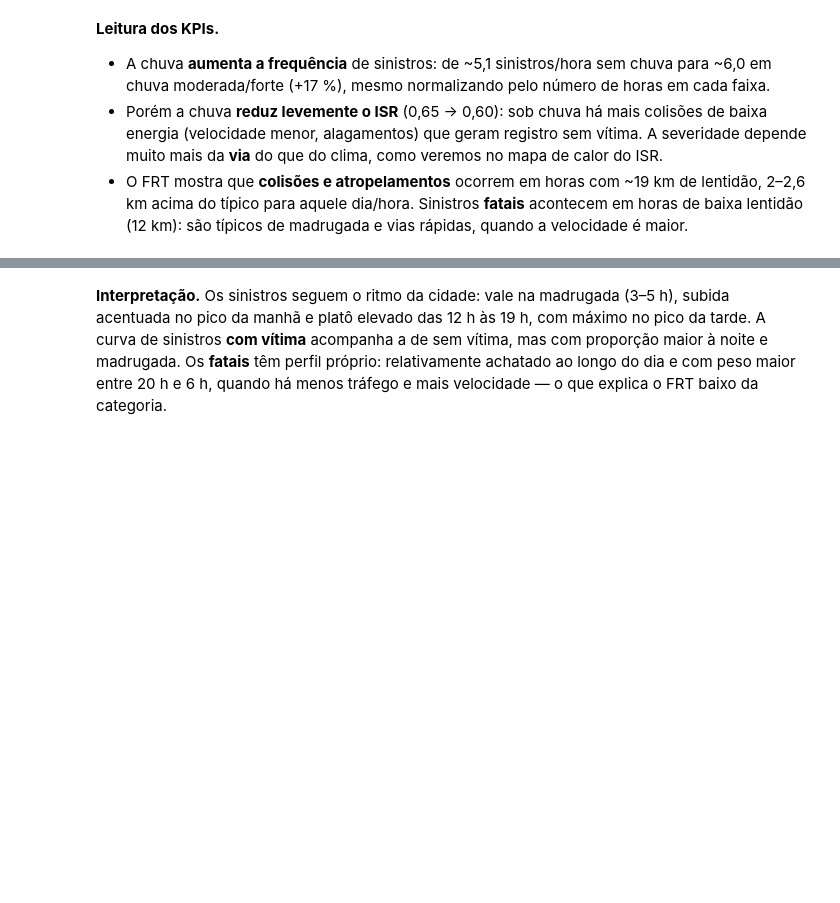
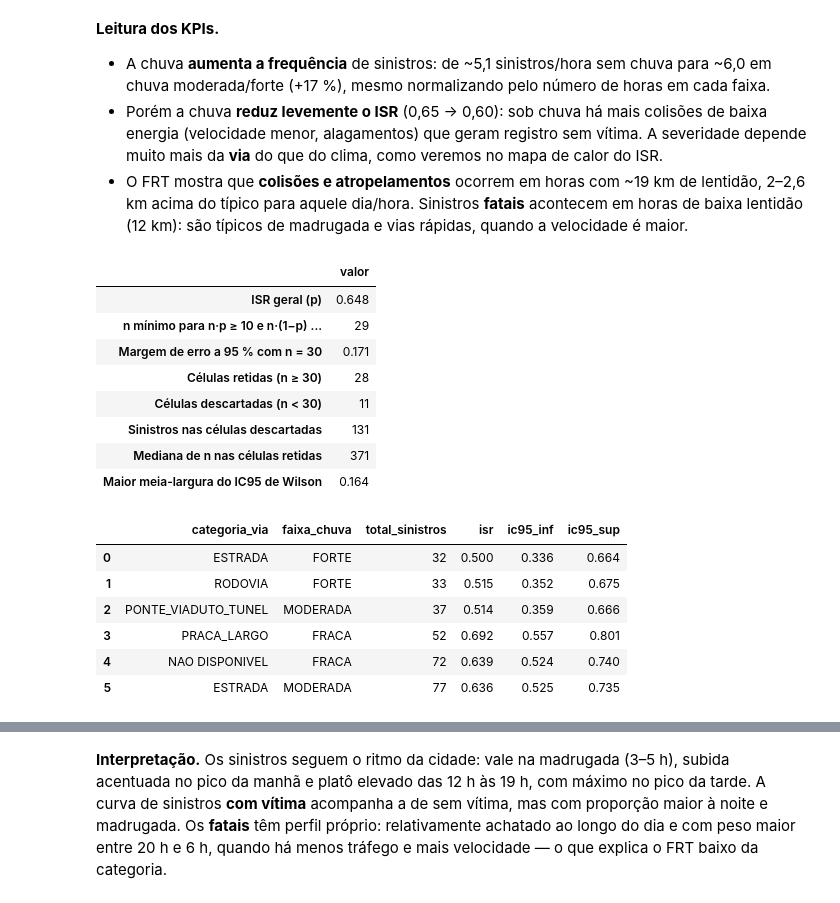
Before and after one commit to cuidarplus/cuidarplus-data-science-and-analytics, a Jupyter notebook: notebooks/01_relatorio_analise_mobilidade.ipynb, the cells around one changed output, grey strips where cells are left out. Saved outputs shown, nothing was run; the diff lists cells and outputs as text; code cells hidden in the pictures; blank space fills up the shorter version.

```diff
--- a/notebooks/01_relatorio_analise_mobilidade.ipynb
+++ b/notebooks/01_relatorio_analise_mobilidade.ipynb
@@ -136,3 +259,43 @@ display(frt.round(2))
 * A chuva **aumenta a frequência** de sinistros: de ~5,1 sinistros/hora sem chuva para ~6,0 em chuva moderada/forte (+17 %), mesmo normalizando pelo número de horas em cada faixa.
 * Porém a chuva **reduz levemente o ISR** (0,65 → 0,60): sob chuva há mais colisões de baixa energia (velocidade menor, alagamentos) que geram registro sem vítima. A severidade depende muito mais da **via** do que do clima, como veremos no mapa de calor do ISR.
 * O FRT mostra que **colisões e atropelamentos** ocorrem em horas com ~19 km de lentidão, 2–2,6 km acima do típico para aquele dia/hora. Sinistros **fatais** acontecem em horas de baixa lentidão (12 km): são típicos de madrugada e vias rápidas, quando a velocidade é maior.
+# %%
+p_geral = kpis["isr_geral"]
+todas = calcular_isr(consolidado, minimo_sinistros=1)
+retidas = todas[todas["total_sinistros"] >= 30].copy()
+intervalos = [stats.binomtest(int(k), int(n)).proportion_ci(confidence_level=0.95, method="wilson")
+              for k, n in zip(retidas["com_vitima"], retidas["total_sinistros"])]
+retidas["ic95_inf"] = [ic.low for ic in intervalos]
+retidas["ic95_sup"] = [ic.high for ic in intervalos]
+retidas["meia_largura"] = (retidas["ic95_sup"] - retidas["ic95_inf"]) / 2
+
+resumo_limiar = pd.Series({
+    "ISR geral (p)": round(p_geral, 3),
+    "n mínimo para n·p ≥ 10 e n·(1−p) ≥ 10": int(np.ceil(10 / min(p_geral, 1 - p_geral))),
+    "Margem de erro a 95 % com n = 30": round(1.96 * np.sqrt(p_geral * (1 - p_geral) / 30), 3),
+    "Células retidas (n ≥ 30)": len(retidas),
+    "Células descartadas (n < 30)": int((todas["total_sinistros"] < 30).sum()),
+    "Sinistros nas células descartadas": int(todas.loc[todas["total_sinistros"] < 30, "total_sinistros"].sum()),
+    "Mediana de n nas células retidas": int(retidas["total_sinistros"].median()),
+    "Maior meia-largura do IC95 de Wilson": round(retidas["meia_largura"].max(), 3),
+}, name="valor", dtype=object)
+display(resumo_limiar.to_frame())
+display(retidas.sort_values("total_sinistros")[["categoria_via", "faixa_chuva", "total_sinistros", "isr", "ic95_inf", "ic95_sup"]]
+        .head(6).round(3).reset_index(drop=True))
+# %% [output]
+|  | valor |
+| ISR geral (p) | 0.648 |
+| n mínimo para n·p ≥ 10 e n·(1−p) ... | 29 |
+| Margem de erro a 95 % com n = 30 | 0.171 |
+| Células retidas (n ≥ 30) | 28 |
+| Células descartadas (n < 30) | 11 |
+| Sinistros nas células descartadas | 131 |
+| Mediana de n nas células retidas | 371 |
+| Maior meia-largura do IC95 de Wilson | 0.164 |
+|  | categoria_via | faixa_chuva | total_sinistros | isr | ic95_inf | ic95_sup |
+| 0 | ESTRADA | FORTE | 32 | 0.500 | 0.336 | 0.664 |
+| 1 | RODOVIA | FORTE | 33 | 0.515 | 0.352 | 0.675 |
+| 2 | PONTE_VIADUTO_TUNEL | MODERADA | 37 | 0.514 | 0.359 | 0.666 |
+| 3 | PRACA_LARGO | FRACA | 52 | 0.692 | 0.557 | 0.801 |
+| 4 | NAO DISPONIVEL | FRACA | 72 | 0.639 | 0.524 | 0.740 |
+| 5 | ESTRADA | MODERADA | 77 | 0.636 | 0.525 | 0.735 |
```
Also changed, not shown: parts of 29 cells of this notebook.
